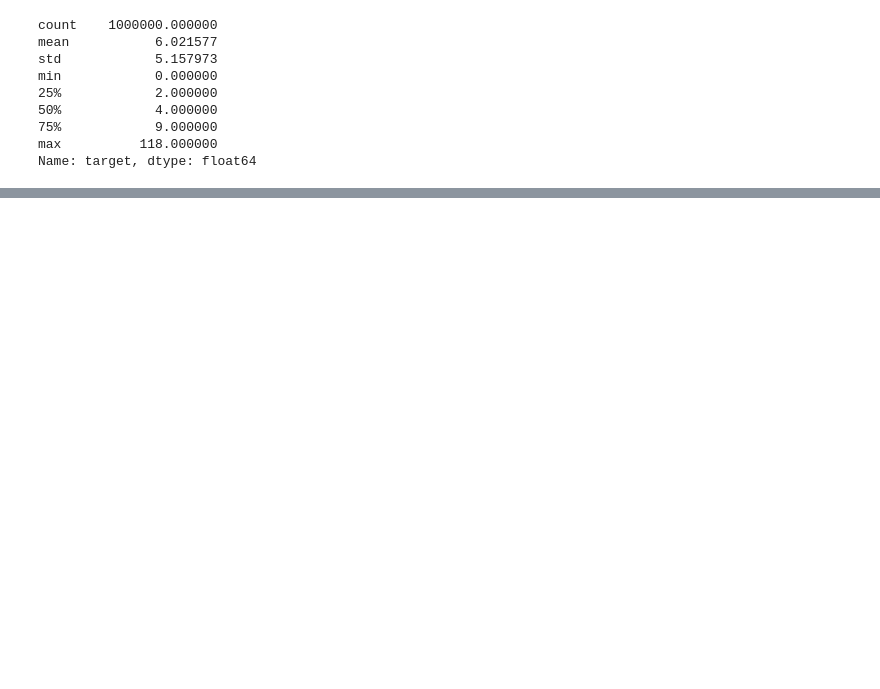
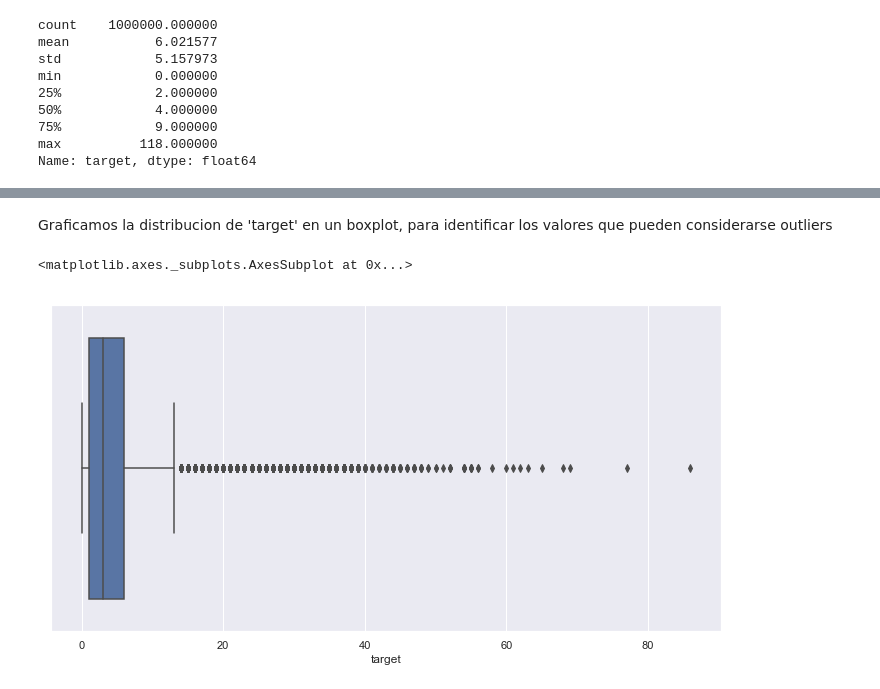
Before and after one commit to manquius/series_temporales, a Jupyter notebook: Practico1_fer.ipynb, the cells around one changed output, grey strips where cells are left out. Saved outputs shown, nothing was run; the diff lists cells and outputs as text; code cells hidden in the pictures; blank space fills up the shorter version.

```diff
--- a/Practico1_fer.ipynb
+++ b/Practico1_fer.ipynb
@@ -254,3 +279,10 @@ a=df[df['target']<40]
+# %%
+filtered_states = df[df['receiver_state'].isin(["SP", "MG", "RS", "RJ"])]
+# %% [markdown]
+Graficamos la distribucion de 'target' en un boxplot, para identificar los valores que pueden considerarse outliers
 # %%
-plt.figure(figsize=(10,6))
-sb.distplot(a)
+plt.figure(figsize=(12,6))
+sb.boxplot(filtered_states['target'])
+# %% [output]
+<matplotlib.axes._subplots.AxesSubplot at 0x...>
+[figure, added]
```
Also changed, not shown: parts of 78 cells of this notebook.
